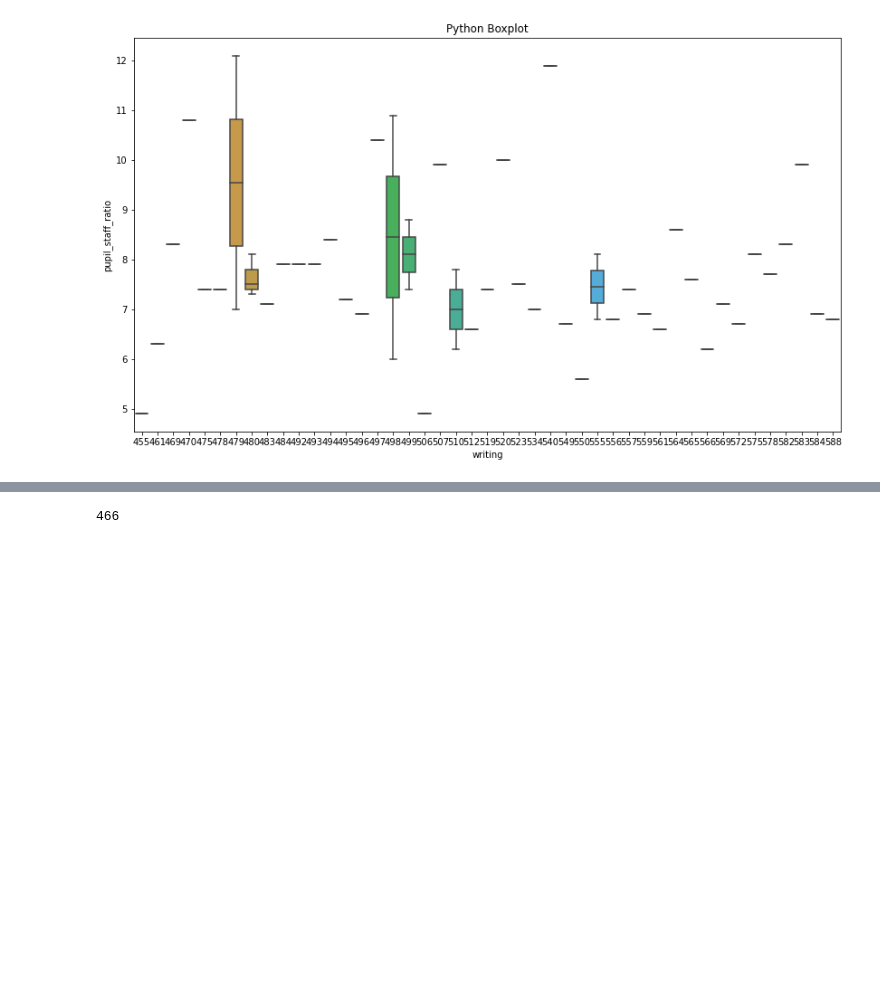
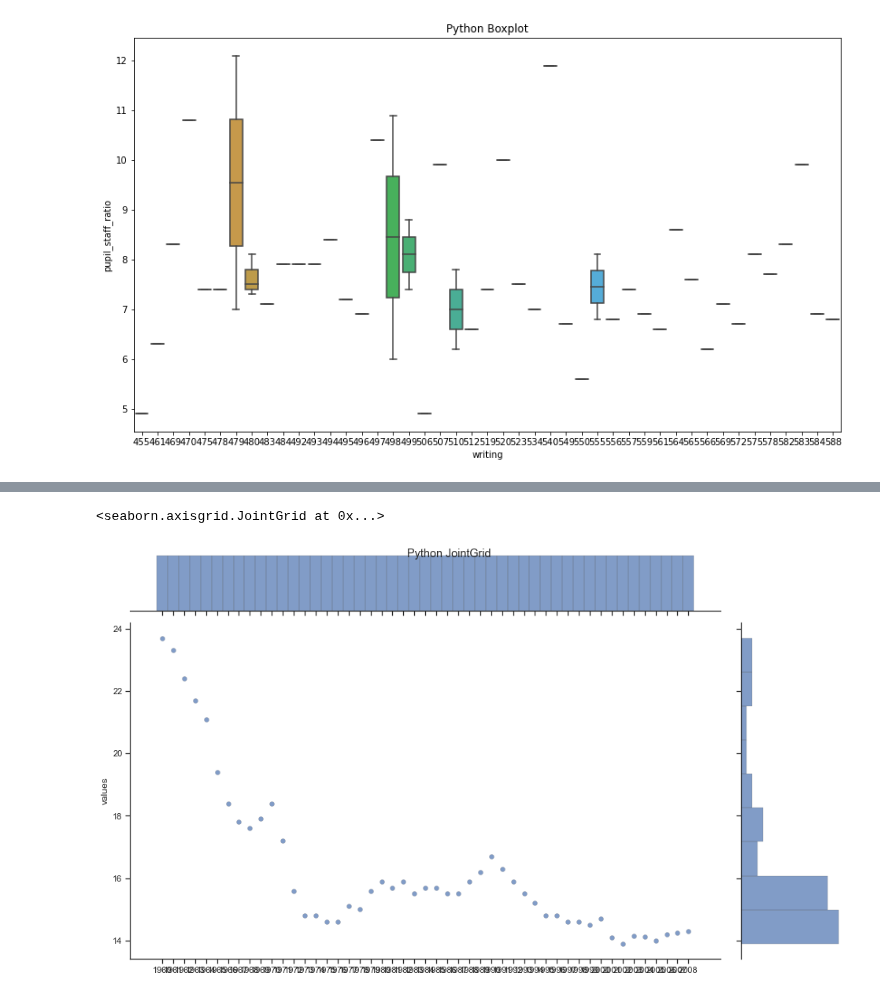
Before and after one commit to joshgreenert/Python-Projects, a Jupyter notebook: Data Presentation and Visualization/Week_11_12/Assignment_11_12_JGreenert.ipynb, the cells around one changed output, grey strips where cells are left out. Saved outputs shown, nothing was run; the diff lists cells and outputs as text; code cells hidden in the pictures; blank space fills up the shorter version.

```diff
--- a/Data Presentation and Visualization/Week_11_12/Assignment_11_12_JGreenert.ipynb
+++ b/Data Presentation and Visualization/Week_11_12/Assignment_11_12_JGreenert.ipynb
@@ -82,5 +83,26 @@ fig.show()
 # %%
-# One additional Chart
-df_education["reading"].min()
+# JointGrid Chart
+# Segment US data from birth data.
+df_us_birth = df_birth[df_birth["Country"] == "United States"]
+
+# Transpose to have years as columns.
+df_us_birth = df_us_birth.transpose()
+
+# Rename the columns
+column_names=["values"]
+df_us_birth.columns = column_names
+
+# Drop the previous column headers.
+df_us_birth.drop(index=df_us_birth.index[0], axis=0, inplace=True)
+
+# Set the theme to the ticks style.
+sns.set_theme(style="ticks")
+
+# Set the gridfigure
+gridFigure = sns.JointGrid(data=df_us_birth, x = df_us_birth.index, y = "values")
+gridFigure.fig.suptitle("Python JointGrid")
+gridFigure.fig.set_size_inches((14.8, 8))
+gridFigure.plot(sns.scatterplot, sns.histplot, alpha=.7, edgecolor=".4", linewidth=.25)
 # %% [output]
-466
+<seaborn.axisgrid.JointGrid at 0x...>
+[figure, added]
```
Also changed, not shown: parts of 1 cell of this notebook.
